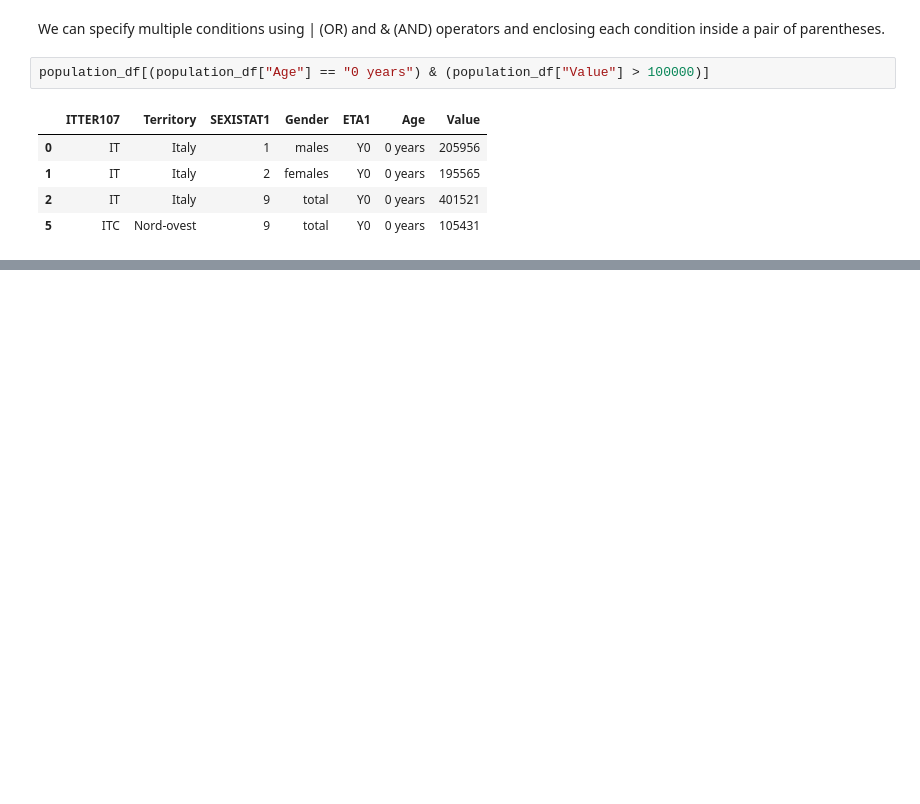
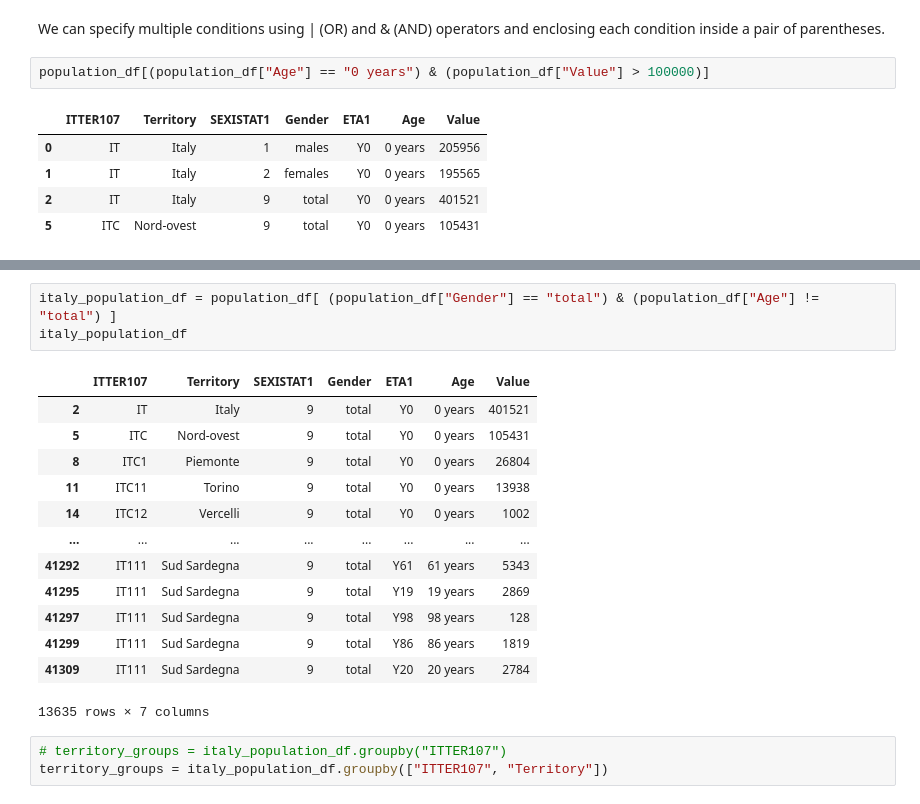
Before and after one commit to GiorgioBar/pandas, a Jupyter notebook: notebooks/SQL_like_queries_using_Pandas.ipynb, the cells around one changed output, grey strips where cells are left out. Drawn from its saved outputs; the diff is of its cells as text; blank space fills up the shorter version.

Commit message:
GroupBy object

```diff
--- a/notebooks/SQL_like_queries_using_Pandas.ipynb
+++ b/notebooks/SQL_like_queries_using_Pandas.ipynb
@@ -141,0 +174,20 @@ population_df[(population_df["Age"] == "0 years") & (population_df["Value"] > 10
+# %%
+italy_population_df = population_df[ (population_df["Gender"] == "total") & (population_df["Age"] != "total") ]
+italy_population_df
+# %% [output]
+|  | ITTER107 | Territory | SEXISTAT1 | Gender | ETA1 | Age | Value |
+| 2 | IT | Italy | 9 | total | Y0 | 0 years | 401521 |
+| 5 | ITC | Nord-ovest | 9 | total | Y0 | 0 years | 105431 |
+| 8 | ITC1 | Piemonte | 9 | total | Y0 | 0 years | 26804 |
+| 11 | ITC11 | Torino | 9 | total | Y0 | 0 years | 13938 |
+| 14 | ITC12 | Vercelli | 9 | total | Y0 | 0 years | 1002 |
+| ... | ... | ... | ... | ... | ... | ... | ... |
+| 41292 | IT111 | Sud Sardegna | 9 | total | Y61 | 61 years | 5343 |
+| 41295 | IT111 | Sud Sardegna | 9 | total | Y19 | 19 years | 2869 |
+| 41297 | IT111 | Sud Sardegna | 9 | total | Y98 | 98 years | 128 |
+| 41299 | IT111 | Sud Sardegna | 9 | total | Y86 | 86 years | 1819 |
+| 41309 | IT111 | Sud Sardegna | 9 | total | Y20 | 20 years | 2784 |
+13635 rows × 7 columns
+# %%
+# territory_groups = italy_population_df.groupby("ITTER107")
+territory_groups = italy_population_df.groupby(["ITTER107", "Territory"])
```
Also changed, not shown: parts of 9 cells of this notebook.
